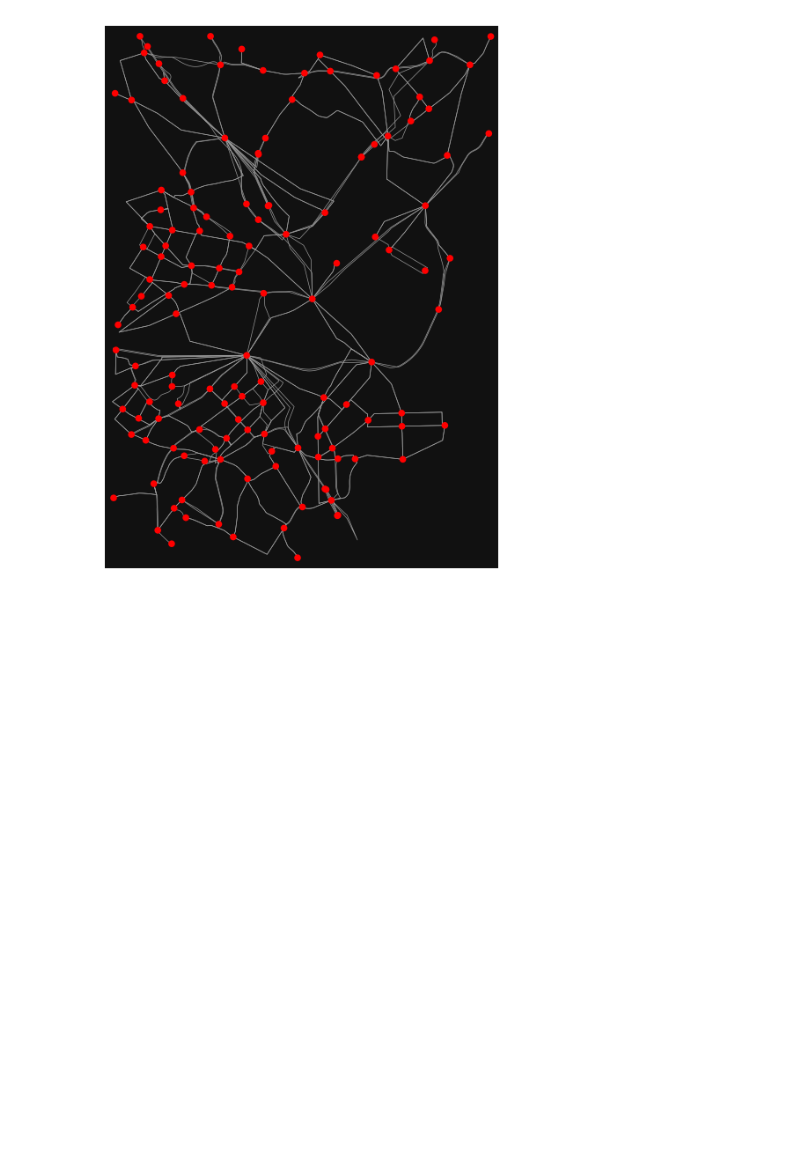
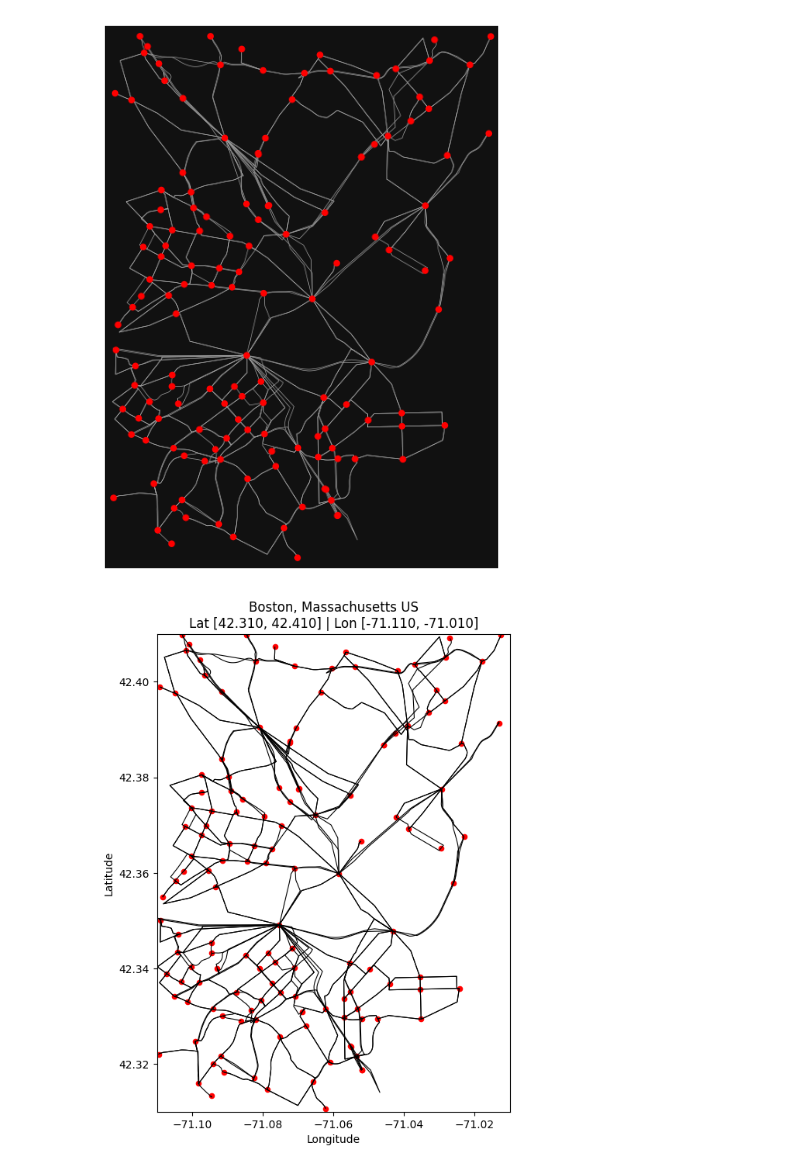
Before and after one commit to Eashwar-S/multi-period-MD-RPP-RRV, a Jupyter notebook: multi_period_dataset/debugging.ipynb, the cells around one changed output. Saved outputs shown, nothing was run; the diff lists cells and outputs as text; code cells hidden in the pictures; blank space fills up the shorter version.

```diff
--- a/multi_period_dataset/debugging.ipynb
+++ b/multi_period_dataset/debugging.ipynb
@@ -724,3 +780,38 @@ Number of edges: 478
 Number of nodes: 140
 Graph area is 75.88255421802789 km^2
 [figure]
+# %%
+# Convert graph to GeoDataFrames
+gdf_nodes, gdf_edges = ox.graph_to_gdfs(G_)
+
+# Create matplotlib plot with WHITE background
+fig, ax = plt.subplots(figsize=(8, 8), facecolor='white')
+
+# Plot edges (BLACK)
+gdf_edges.plot(ax=ax, linewidth=0.8, color='black')
+
+# Plot nodes (optional: keep red or change to black)
+gdf_nodes.plot(ax=ax, color='red', markersize=20)
+
+# Labels
+ax.set_xlabel("Longitude")
+ax.set_ylabel("Latitude")
+
+# Title
+ax.set_title(
+    f"{aoI}\nLat [{south:.3f}, {north:.3f}] | Lon [{west:.3f}, {east:.3f}]"
+)
+
+# Set axes background to white
+ax.set_facecolor('white')
+
+# Ticks (default black is fine, but explicit)
+ax.tick_params(colors='black')
+
+# Optional: fix bounds
+ax.set_xlim(west, east)
+ax.set_ylim(south, north)
+
+plt.show()
+# %% [output]
+[figure, added]
```
Also changed, not shown: parts of 5 cells of this notebook, 48 other files.
